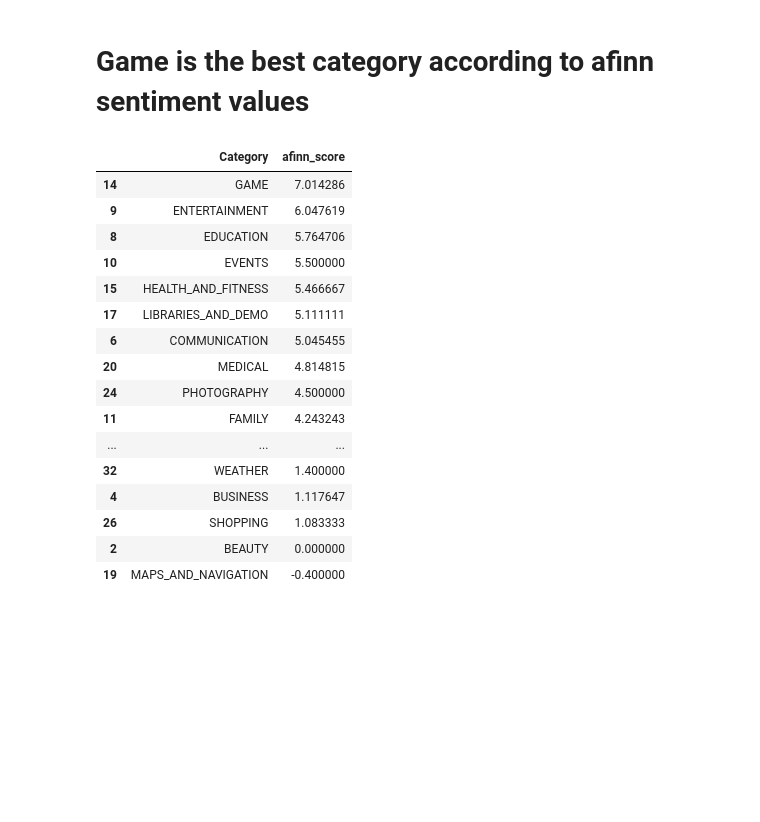
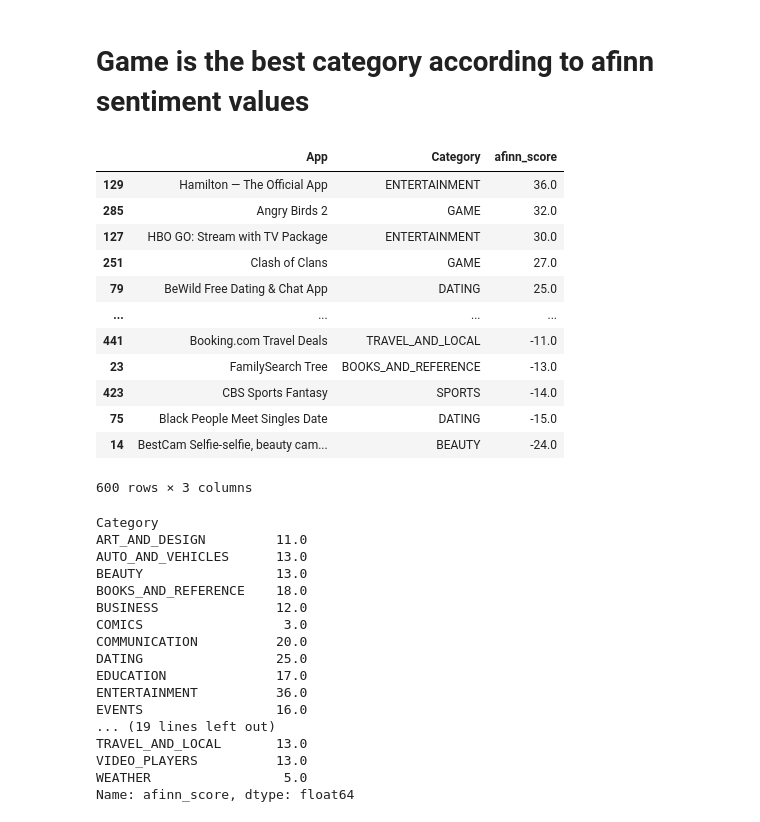
Before and after one commit to bahaozsahin/Develhope_Project-2_team-3, a Jupyter notebook: week4/Week4_Ozan.ipynb, the cells around one changed output. Drawn from its saved outputs; the diff is of its cells as text; code cells hidden in the pictures; blank space fills up the shorter version.

```diff
--- a/week4/Week4_Ozan.ipynb
+++ b/week4/Week4_Ozan.ipynb
@@ -190,24 +288,42 @@ appcat_affin.tail()
 | 14 | BestCam Selfie-selfie, beauty cam... | BEAUTY | -24.0 |
 # %% [markdown]
 # Game is the best category according to afinn sentiment values
+# %%
+appcat_affin
+# %% [output]
+|  | App | Category | afinn_score |
+| 129 | Hamilton — The Official App | ENTERTAINMENT | 36.0 |
+| 285 | Angry Birds 2 | GAME | 32.0 |
+| 127 | HBO GO: Stream with TV Package | ENTERTAINMENT | 30.0 |
+| 251 | Clash of Clans | GAME | 27.0 |
+| 79 | BeWild Free Dating & Chat App | DATING | 25.0 |
+| ... | ... | ... | ... |
+| 441 | Booking.com Travel Deals | TRAVEL_AND_LOCAL | -11.0 |
+| 23 | FamilySearch Tree | BOOKS_AND_REFERENCE | -13.0 |
+| 423 | CBS Sports Fantasy | SPORTS | -14.0 |
+| 75 | Black People Meet Singles Date | DATING | -15.0 |
+| 14 | BestCam Selfie-selfie, beauty cam... | BEAUTY | -24.0 |
+600 rows × 3 columns
 # %%
 # 4
-appcat_affin.groupby('Category').afinn_score.mean().reset_index().sort_values('afinn_score', ascending = False)
+appcat_affin.groupby('Category').afinn_score.mean().reset_index().sort_values('afinn_score', ascending = False).to_clipboard()
-# %% [output]
-|  | Category | afinn_score |
-| 14 | GAME | 7.014286 |
-| 9 | ENTERTAINMENT | 6.047619 |
-| 8 | EDUCATION | 5.764706 |
-| 10 | EVENTS | 5.500000 |
-| 15 | HEALTH_AND_FITNESS | 5.466667 |
-| 17 | LIBRARIES_AND_DEMO | 5.111111 |
-| 6 | COMMUNICATION | 5.045455 |
-| 20 | MEDICAL | 4.814815 |
-| 24 | PHOTOGRAPHY | 4.500000 |
-| 11 | FAMILY | 4.243243 |
-| ... | ... | ... |
-| 32 | WEATHER | 1.400000 |
-| 4 | BUSINESS | 1.117647 |
-| 26 | SHOPPING | 1.083333 |
-| 2 | BEAUTY | 0.000000 |
-| 19 | MAPS_AND_NAVIGATION | -0.400000 |
+# %%
+appcat_affin.groupby('Category').afinn_score.max()
+# %% [output]
+Category
+ART_AND_DESIGN         11.0
+AUTO_AND_VEHICLES      13.0
+BEAUTY                 13.0
+BOOKS_AND_REFERENCE    18.0
+BUSINESS               12.0
+COMICS                  3.0
+COMMUNICATION          20.0
+DATING                 25.0
+EDUCATION              17.0
+ENTERTAINMENT          36.0
+EVENTS                 16.0
+... (19 lines left out)
+TRAVEL_AND_LOCAL       13.0
+VIDEO_PLAYERS          13.0
+WEATHER                 5.0
+Name: afinn_score, dtype: float64
```
Also changed, not shown: parts of 14 cells of this notebook.
